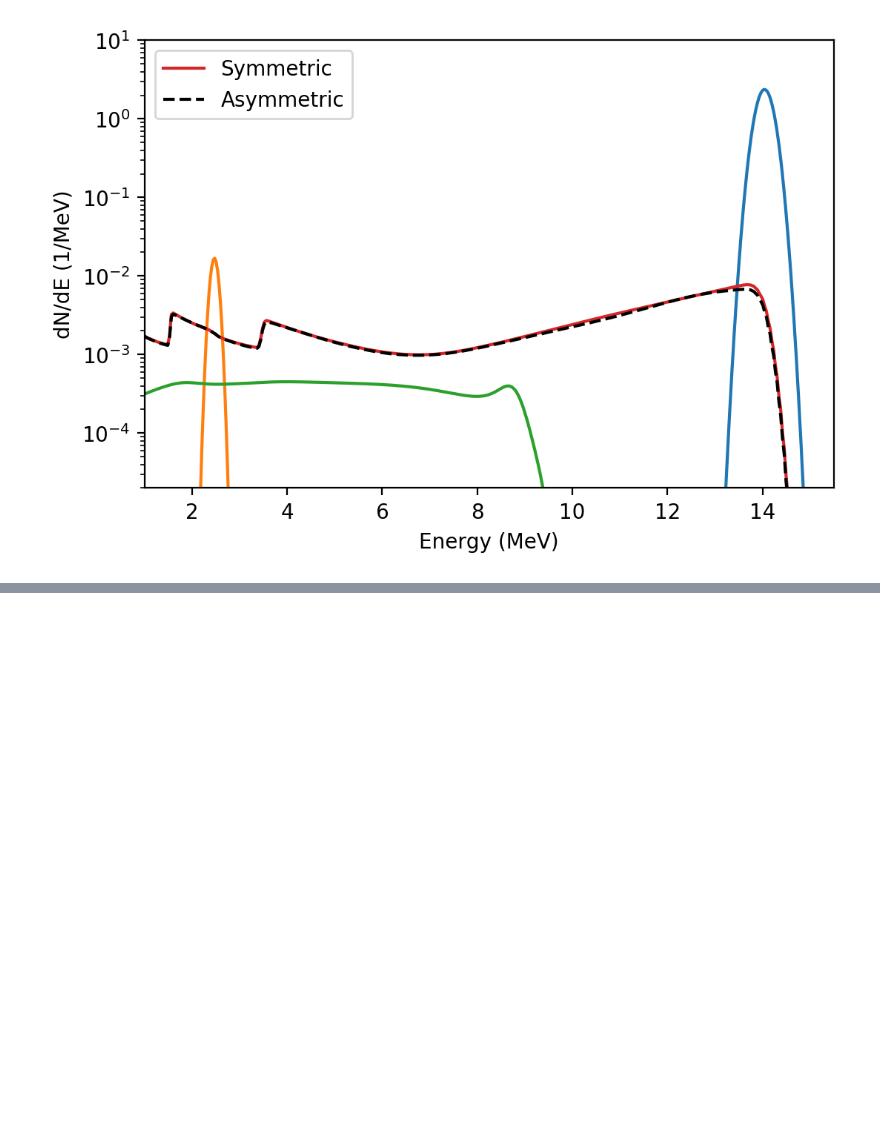
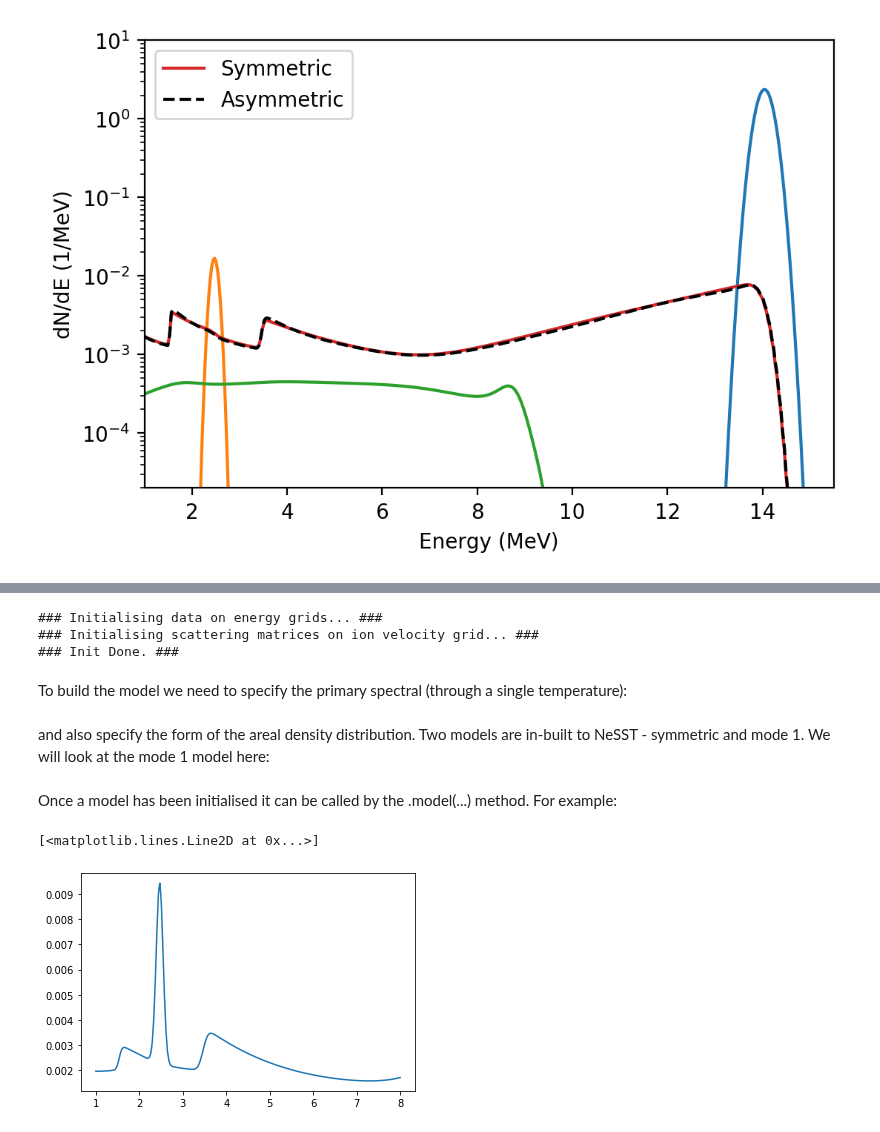
Before and after one commit to aidancrilly/NeSST, a Jupyter notebook: example/NeSST Guide.ipynb, the cells around one changed output, grey strips where cells are left out. Saved outputs shown, nothing was run; the diff lists cells and outputs as text; code cells hidden in the pictures; blank space fills up the shorter version.

Commit message:
Updated guide and fitting, also fixed namespace issues

```diff
--- a/example/NeSST Guide.ipynb
+++ b/example/NeSST Guide.ipynb
@@ -340,0 +333,23 @@ Text(0, 0.5, 'dN/dE (1/MeV)')
+# %%
+# Consider only scattering of DT fusion neutrons
+E_DTspec = np.linspace(13.0,15.0,100)
+# Scattered spectra and primary spectra can be on separate grids
+E_sspec = np.linspace(1.0,2.75,50,endpoint=False)
+E_sspec = np.append(E_sspec,np.linspace(2.75,8.0,450,endpoint=False))
+E_sspec = np.append(E_sspec,np.linspace(8.0,15.0,50))
+# Ion velocity grid
+varr = np.linspace(-1200e3,1200e3,150)
+
+DT_spec_fit = nst.fitting.DT_fit_function(E_DTspec,E_sspec,varr)
+# %% [output]
+### Initialising data on energy grids... ###
+### Initialising scattering matrices on ion velocity grid... ###
+### Init Done. ###
+# %% [markdown]
+To build the model we need to specify the primary spectral (through a single temperature):
+# %%
+Tion = 5.0 # keV
+
+DT_spec_fit.set_primary_Tion(Tion)
+# %% [markdown]
+and also specify the form of the areal density distribution. Two models are in-built to NeSST - symmetric and mode 1. We will look at the mode 1 model here:
@@ -340,0 +360,16 @@ Text(0, 0.5, 'dN/dE (1/MeV)')
+# %% [markdown]
+Once a model has been initialised it can be called by the .model(...) method. For example:
+# %%
+E = np.linspace(1.0,8.0,400)
+rhoL = 150.0
+P1   = 0.2
+vbar = 0.0e3
+dv   = 200e3
+fT   = 0.7
+fD   = 0.3
+Yn   = 1.0
+
+plt.plot(E,DT_spec_fit.model(E,rhoL,P1,vbar,dv,fT,fD,Yn))
+# %% [output]
+[<matplotlib.lines.Line2D at 0x...>]
+[figure, added]
```
Also changed, not shown: parts of 40 cells of this notebook, 5 other files.
